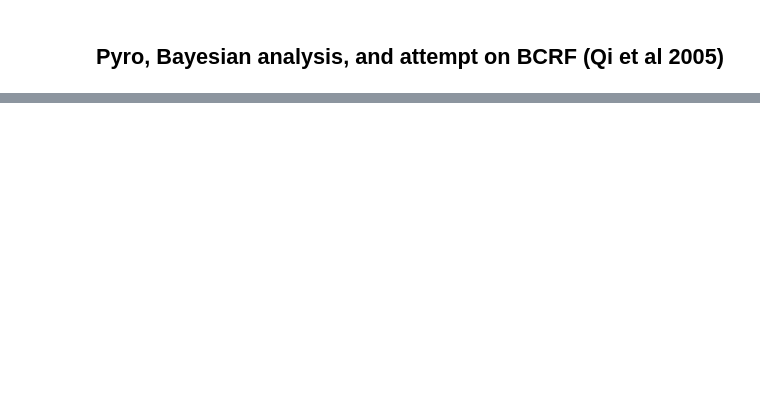
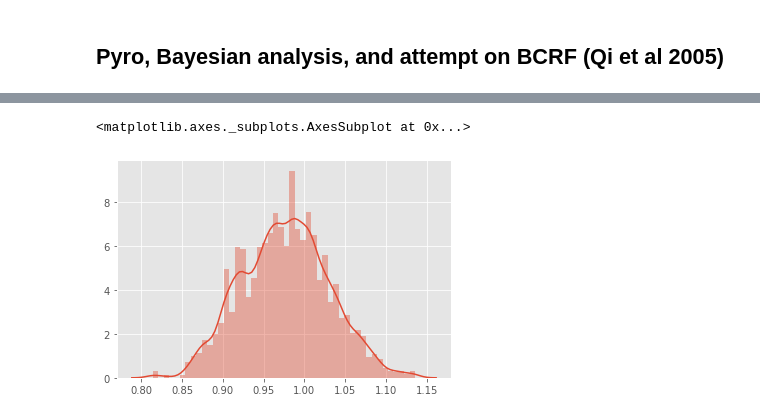
Before and after one commit to minggli/python-pp, a Jupyter notebook: bcrf_test_2.ipynb, the cells around one changed output, grey strips where cells are left out. Saved outputs shown, nothing was run; the diff lists cells and outputs as text; code cells hidden in the pictures; blank space fills up the shorter version.

```diff
--- a/bcrf_test_2.ipynb
+++ b/bcrf_test_2.ipynb
@@ -92,0 +105,5 @@ auto_scale tensor([0.1713, 0.0415, 0.0728, 0.0754], grad_fn=<AddBackward0>)
+# %%
+sns.distplot(posterior_epsilon.sample((10000, )))
+# %% [output]
+<matplotlib.axes._subplots.AxesSubplot at 0x...>
+[figure, added]
```
Also changed, not shown: parts of 18 cells of this notebook.
